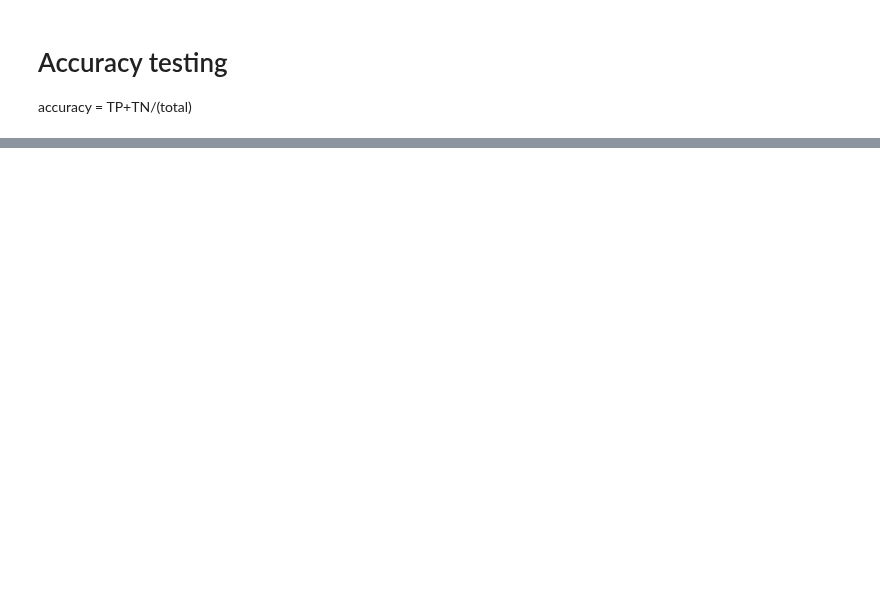
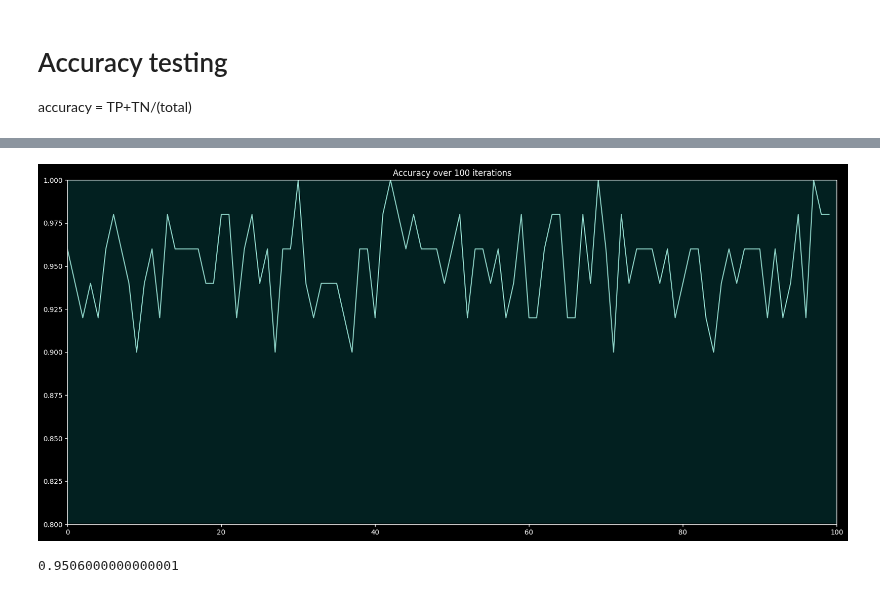
Before and after one commit to helveticae/ITHS, a Jupyter notebook: Labs/Labs ML PichuPika/PichuPika.ipynb, the cells around one changed output, grey strips where cells are left out. Drawn from its saved outputs; the diff is of its cells as text; code cells hidden in the pictures; blank space fills up the shorter version.

```diff
--- a/Labs/Labs ML PichuPika/PichuPika.ipynb
+++ b/Labs/Labs ML PichuPika/PichuPika.ipynb
@@ -623,0 +706,18 @@ np.random.shuffle(test_points)
+# %%
+fig, axs = plt.subplots()
+
+axs.set_title('Accuracy over 100 iterations')
+plt.plot(list_accuracy)
+
+axs.set_xlabel('')
+axs.set_ylabel('')
+
+axs.set(xlim=(0, 100), ylim=(0.8, 1))
+
+plt.show()
+# %% [output]
+[figure, added]
+# %%
+np.mean(list_accuracy)
+# %% [output]
+0.9506000000000001
```
Also changed, not shown: parts of 22 cells of this notebook.
